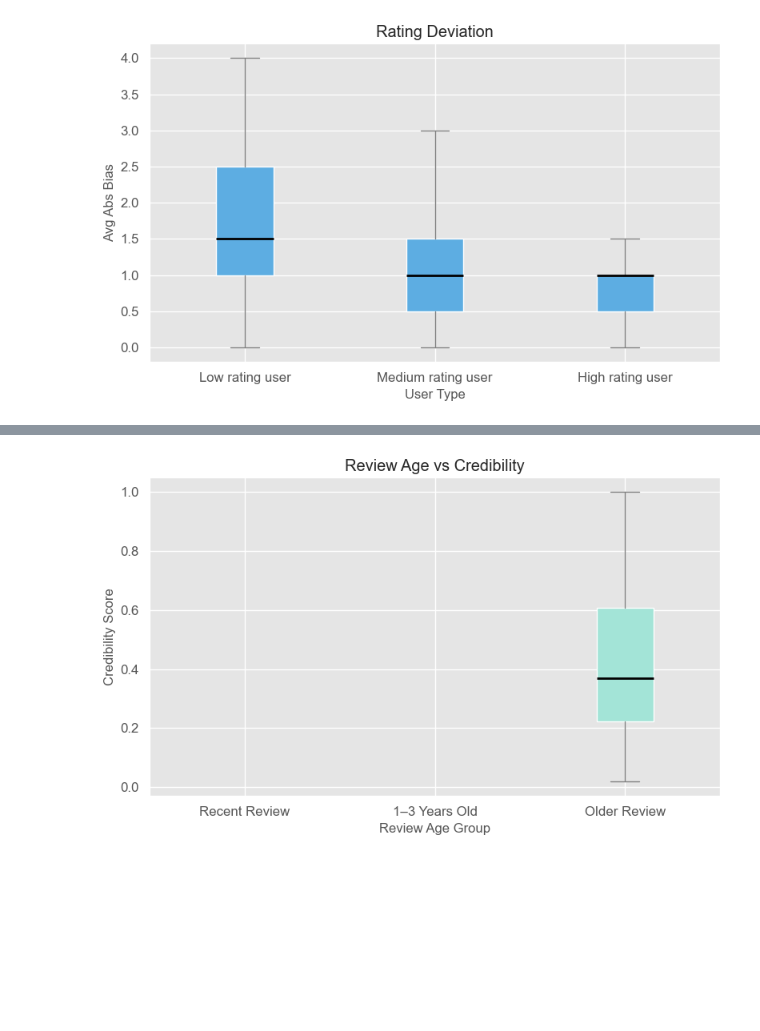
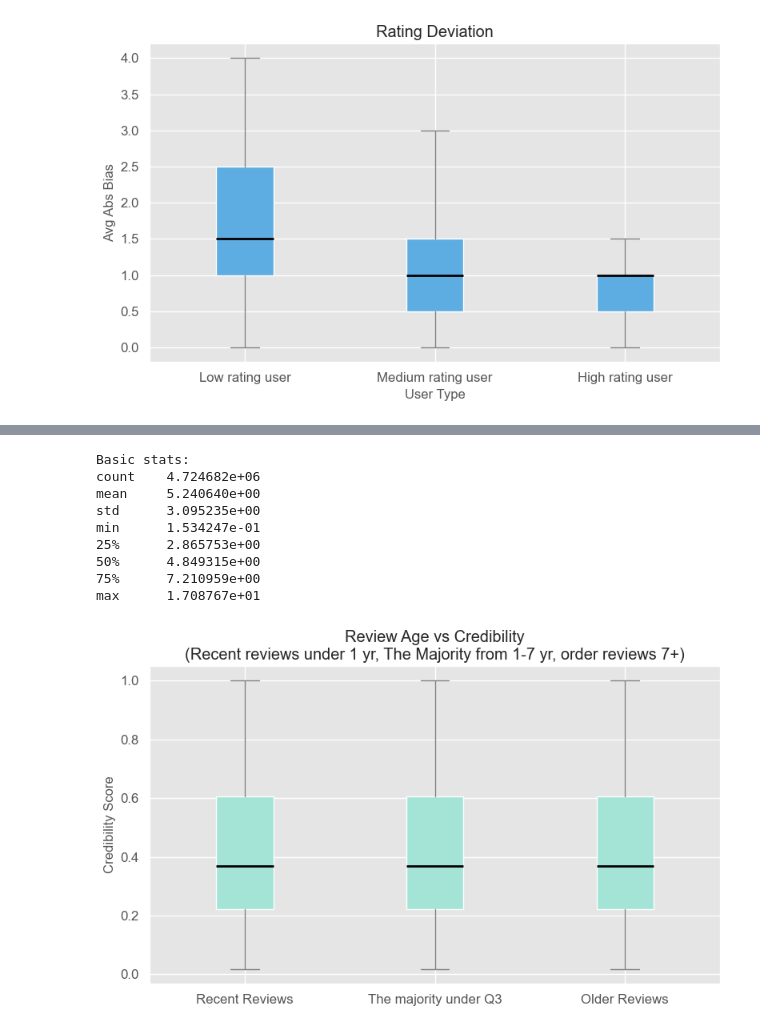
Before and after one commit to Bot-Tomchen/Data1030FinalProject, a Jupyter notebook: Final Project V1.ipynb, the cells around one changed output, grey strips where cells are left out. Drawn from its saved outputs; the diff is of its cells as text; code cells hidden in the pictures; blank space fills up the shorter version.

```diff
--- a/Final Project V1.ipynb
+++ b/Final Project V1.ipynb
@@ -538,39 +609,54 @@ plt.show()
 # %%
-# --- 评论时间 vs 可信度 ---
+# Review Age vs Credibility
 plot4 = df[['review_age_days', 'credibility_score']].copy()
 plot4['review_age_years'] = plot4['review_age_days'] / 365
 
+#check some basic data for classify age groups
+reviewagenum = df['review_age_years'].dropna().astype(float)
+print("\nBasic stats:")
+print(reviewagenum.describe().to_string())
+#personal define the recent reviews are 1 yr long rather under 25%
 def classify_review_age(x):
     if x < 1:
-        return "Recent Review"
-    elif x < 3:
-        return "1–3 Years Old"
+        return "Recent Reviews"
+    elif x < 7.21:
+        return "The majority under Q3"
     else:
-        return "Older Review"
+        return "Older Reviews"
 
 plot4['review_group'] = plot4['review_age_years'].apply(classify_review_age)
-order = ["Recent Review", "1–3 Years Old", "Older Review"]
+order = ["Recent Reviews", "The majority under Q3", "Older Reviews"]
 
 plt.figure(figsize=(8,5))
 data_to_plot = [plot4.loc[plot4['review_group'] == g, 'credibility_score'] for g in order]
 
 plt.boxplot(
     data_to_plot,
     labels=order,
     patch_artist=True,
     boxprops=dict(facecolor='#A3E4D7', color='white'),
     medianprops=dict(color='black', linewidth=2),
     whiskerprops=dict(color='gray'),
     capprops=dict(color='gray'),
     showfliers=False
 )
-plt.xlabel("Review Age Group")
 plt.ylabel("Credibility Score")
 plt.title("Review Age vs Credibility")
+plt.title("Review Age vs Credibility\n"
+          "(Recent reviews under 1 yr, The Majority from 1-7 yr, order reviews 7+)")
 plt.tight_layout()
 plt.show()
 # %% [output]
+Basic stats:
+count    4.724682e+06
+mean     5.240640e+00
+std      3.095235e+00
+min      1.534247e-01
+25%      2.865753e+00
+50%      4.849315e+00
+75%      7.210959e+00
+max      1.708767e+01
-[figure, old version]
+[figure, new version]
 # %%
 ############################Part 5 preprocessing data############################
 #now we have the full dataset
```
Also changed, not shown: parts of 6 cells of this notebook.
